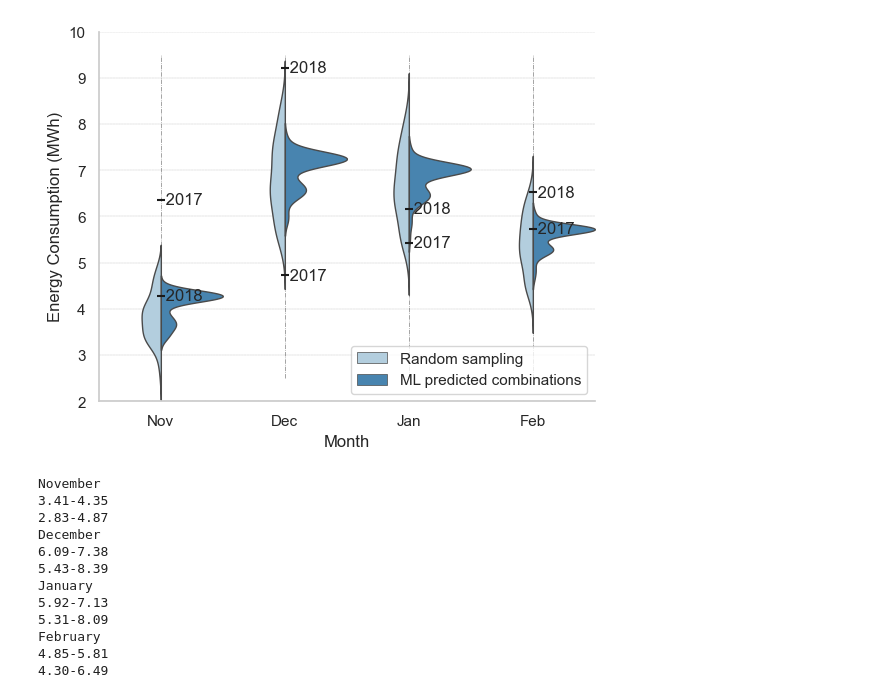
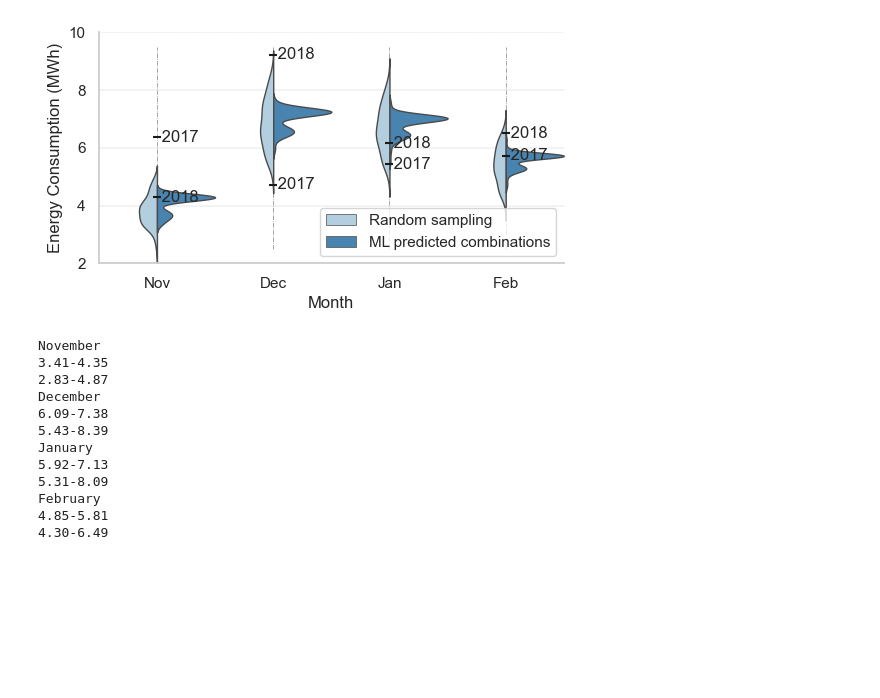
Before and after one commit to manavmahan/EPObjects, a Jupyter notebook: ParameterEstimation.ipynb, the cells around one changed output. Drawn from its saved outputs; the diff is of its cells as text; code cells hidden in the pictures; blank space fills up the shorter version.

```diff
--- a/ParameterEstimation.ipynb
+++ b/ParameterEstimation.ipynb
@@ -194,6 +194,7 @@ for i, m in enumerate(vals):
 #lower values: combinations, last columns
 #y1, y2 from Targets (measured values)
 import seaborn as sns
+sns.set(rc={'figure.figsize':(6,3)})
 sns.set_theme(style="whitegrid")
 
 data = pd.DataFrame()
@@ -204,34 +205,34 @@ for x, month in enumerate(Results):
   d1['Energy'] = Results[month]
   d1['Approach'] = 'Random sampling'
   d1['Month'] = month
 
   d2= pd.DataFrame()
   d2['Energy'] = Combinations[f'Predicted_{x}']
   d2['Approach'] = 'ML predicted combinations'
   d2['Month'] = month
 
   data = pd.concat((data, d1, d2))
 
 ax=sns.violinplot(data=data, width=1, x="Month", y="Energy", hue="Approach", split=True, inner=None, linewidth=1, palette="Blues")
 
 for i, value in Targets.iterrows():
     plt.scatter([i, i], value, marker='_', color='k')
     for x, z in enumerate(['2017', '2018']):
         plt.text(i, value[x], f' {z}', verticalalignment='center')
 
 plt.xticks(range(4), [x[:3] for x in Targets.index])
 
 plt.ylabel('Energy Consumption (MWh)')
 plt.xlim(-0.5, 3.5)
 plt.ylim(2, 10)
 plt.grid(axis='y', color='k', linestyle='--', linewidth=0.1)
 
 ax.spines[['right', 'top',]].set_visible(False)
 ax.legend(loc = "lower right")
 plt.savefig('violin.pdf', bbox_inches='tight')
 plt.show()
 # %% [output]
-[figure, old version]
+[figure, new version]
 # %%
 from scipy.stats import norm
 from math import sqrt
```
Also changed, not shown: parts of 3 cells of this notebook.
